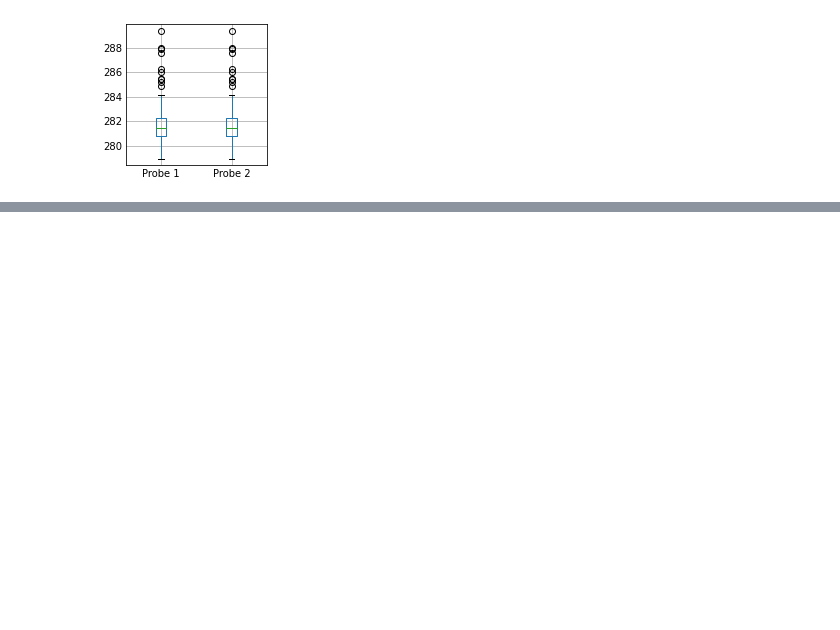
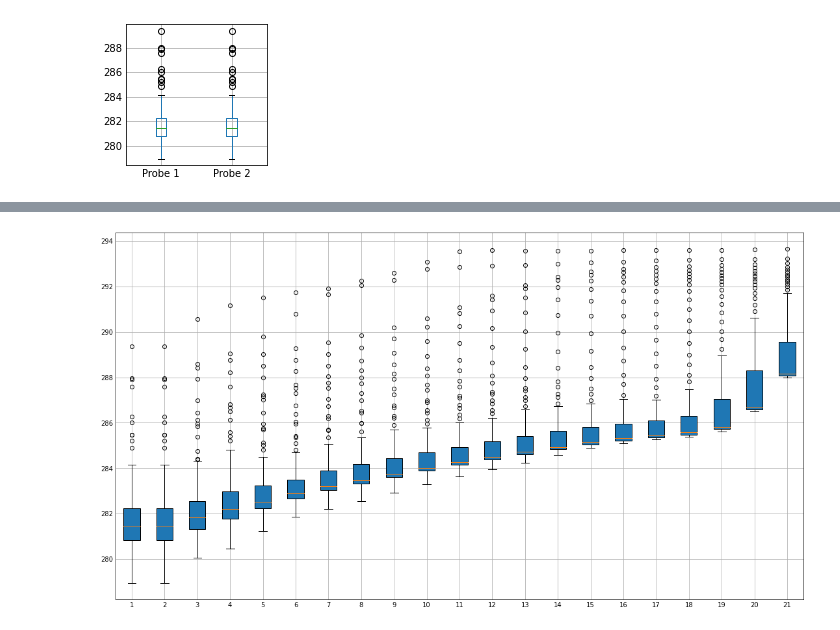
Before and after one commit to 255ribeiro/Algorithmic_Modeling_Special_Training, a Jupyter notebook: docs/Python_Training/dados_py/pandas_intro_02.ipynb, the cells around one changed output, grey strips where cells are left out. Drawn from its saved outputs; the diff is of its cells as text; code cells hidden in the pictures; blank space fills up the shorter version.

```diff
--- a/docs/Python_Training/dados_py/pandas_intro_02.ipynb
+++ b/docs/Python_Training/dados_py/pandas_intro_02.ipynb
@@ -141,3 +109,5 @@ fig.show()
 boxplot = VP_0.boxplot(['Probe 1', 'Probe 2'])
 # %% [output]
 [figure]
+# %%
+VP_temp = VP_0.drop('Time', axis=1)
@@ -143,0 +130,8 @@ boxplot = VP_0.boxplot(['Probe 1', 'Probe 2'])
+# %%
+fig, ax = plt.subplots(figsize=(15,8))
+ax.boxplot(VP_temp, patch_artist=True)
+#ax.set_xticklabels(labels =c_list[1:],  rotation=90)
+#plt.xticks(rotation=45)
+plt.show()
+# %% [output]
+[figure, added]
```
Also changed, not shown: parts of 16 cells of this notebook, 4 other files.
